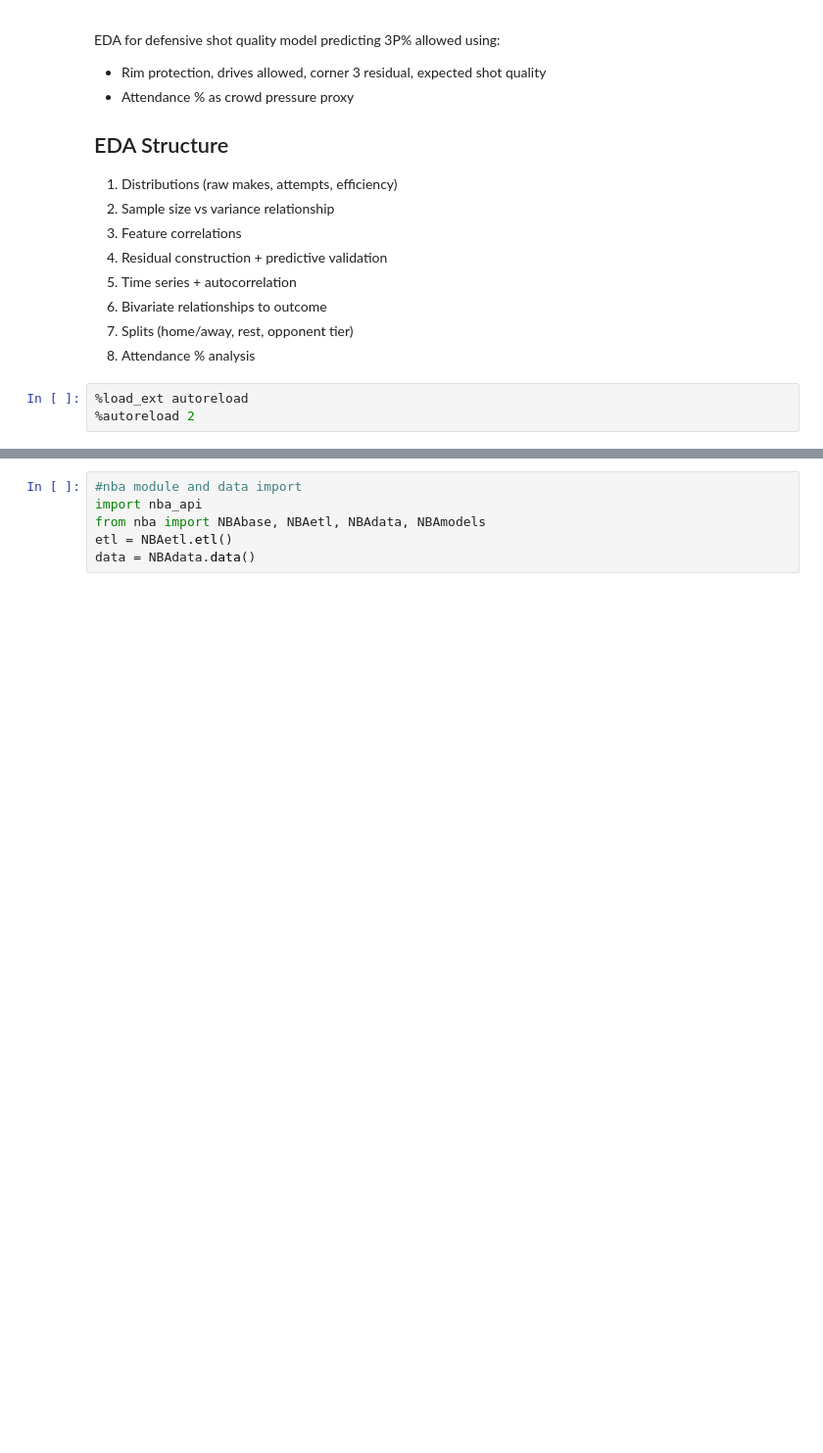
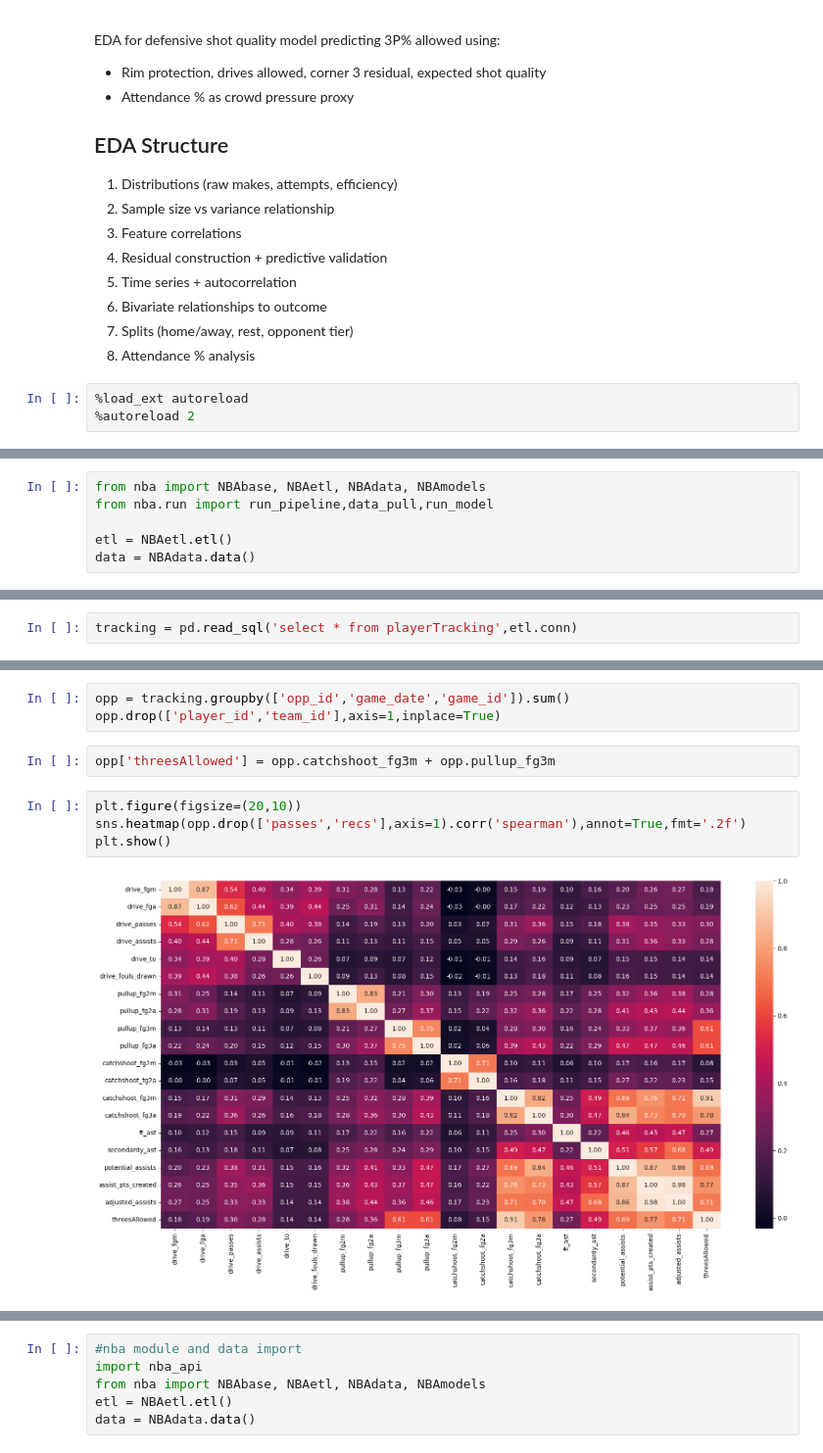
Before and after one commit to eac521/bets, a Jupyter notebook: Notebooks/shot_quality_eda.ipynb, the cells around one changed output, grey strips where cells are left out. Shown at 98% size. Drawn from its saved outputs; the diff is of its cells as text; blank space fills up the shorter version.

```diff
--- a/Notebooks/shot_quality_eda.ipynb
+++ b/Notebooks/shot_quality_eda.ipynb
@@ -31,0 +30,6 @@ pd.set_option('display.max_columns', 50)
+# %%
+from nba import NBAbase, NBAetl, NBAdata, NBAmodels
+from nba.run import run_pipeline,data_pull,run_model
+
+etl = NBAetl.etl()
+data = NBAdata.data()
@@ -31,0 +47,2 @@ pd.set_option('display.max_columns', 50)
+# %%
+tracking = pd.read_sql('select * from playerTracking',etl.conn)
@@ -31,0 +317,11 @@ pd.set_option('display.max_columns', 50)
+# %%
+opp = tracking.groupby(['opp_id','game_date','game_id']).sum()
+opp.drop(['player_id','team_id'],axis=1,inplace=True)
+# %%
+opp['threesAllowed'] = opp.catchshoot_fg3m + opp.pullup_fg3m
+# %%
+plt.figure(figsize=(20,10))
+sns.heatmap(opp.drop(['passes','recs'],axis=1).corr('spearman'),annot=True,fmt='.2f')
+plt.show()
+# %% [output]
+[figure, added]
```
Also changed, not shown: parts of 32 cells of this notebook, 5 other files.
